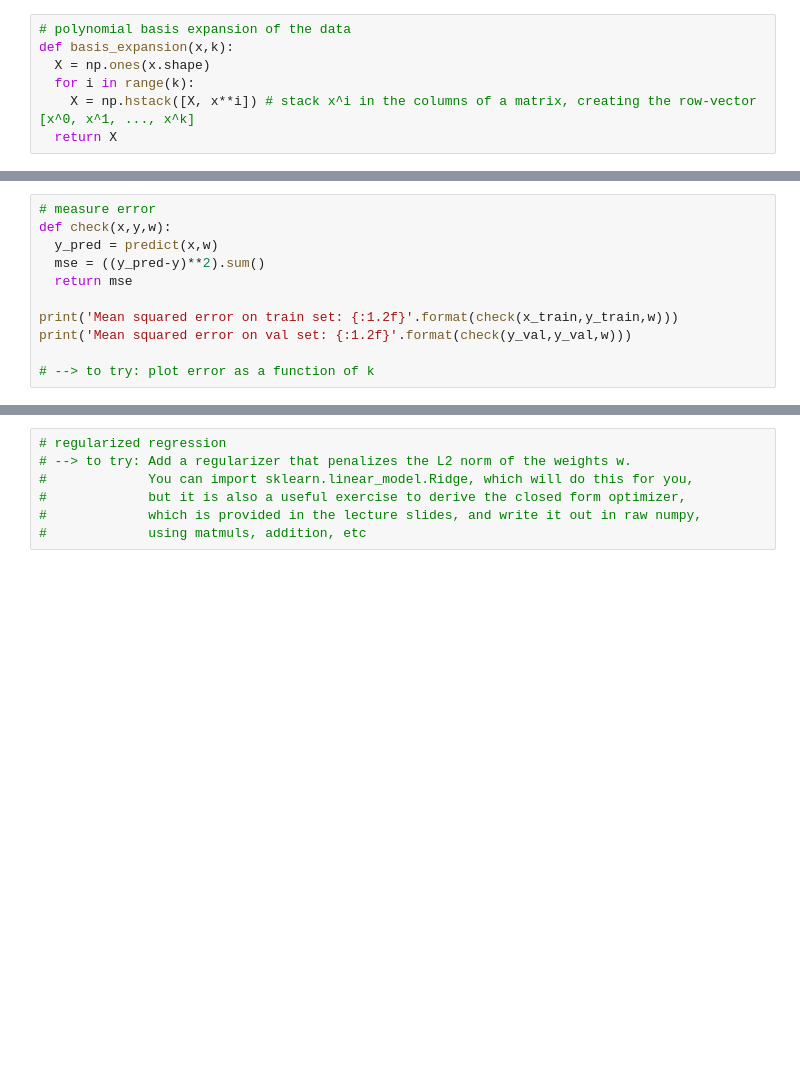
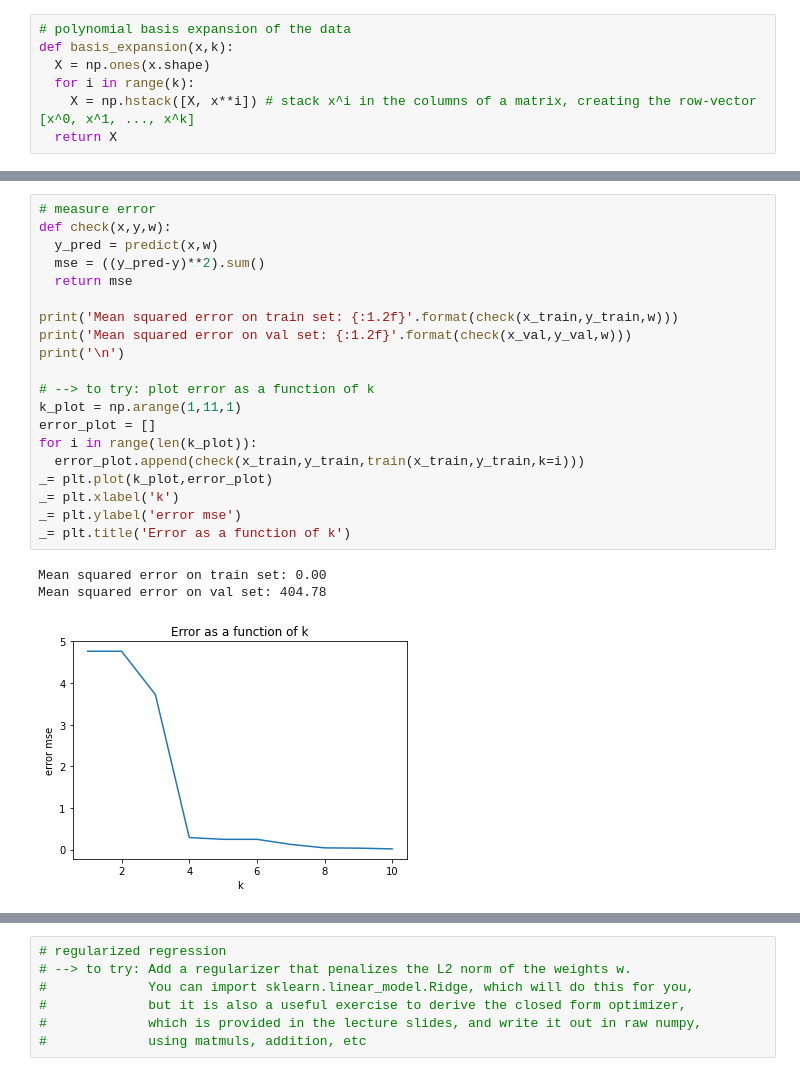
Before and after one commit to dhsilva2912/MIT_ComputerVision, a Jupyter notebook: the_problem_of_generalization.ipynb, the cells around one changed output, grey strips where cells are left out. Drawn from its saved outputs; the diff is of its cells as text; blank space fills up the shorter version.

```diff
--- a/the_problem_of_generalization.ipynb
+++ b/the_problem_of_generalization.ipynb
@@ -71,14 +79,27 @@ plot_fit(x_val, y_val, x_fit, y_fit, 'red')
 # %%
 # measure error
 def check(x,y,w):
   y_pred = predict(x,w)
   mse = ((y_pred-y)**2).sum()
   return mse
 
 print('Mean squared error on train set: {:1.2f}'.format(check(x_train,y_train,w)))
-print('Mean squared error on val set: {:1.2f}'.format(check(y_val,y_val,w)))
+print('Mean squared error on val set: {:1.2f}'.format(check(x_val,y_val,w)))
+print('\n')
 
 # --> to try: plot error as a function of k
+k_plot = np.arange(1,11,1)
+error_plot = []
+for i in range(len(k_plot)):
+  error_plot.append(check(x_train,y_train,train(x_train,y_train,k=i)))
+_= plt.plot(k_plot,error_plot)
+_= plt.xlabel('k')
+_= plt.ylabel('error mse')
+_= plt.title('Error as a function of k')
+# %% [output]
+Mean squared error on train set: 0.00
+Mean squared error on val set: 404.78
+[figure, added]
 # %%
 # pick the model that obtains the lowest error on the validation set
 mse_best, w_best, k_best = None, None, None
```
Also changed, not shown: parts of 4 cells of this notebook.
